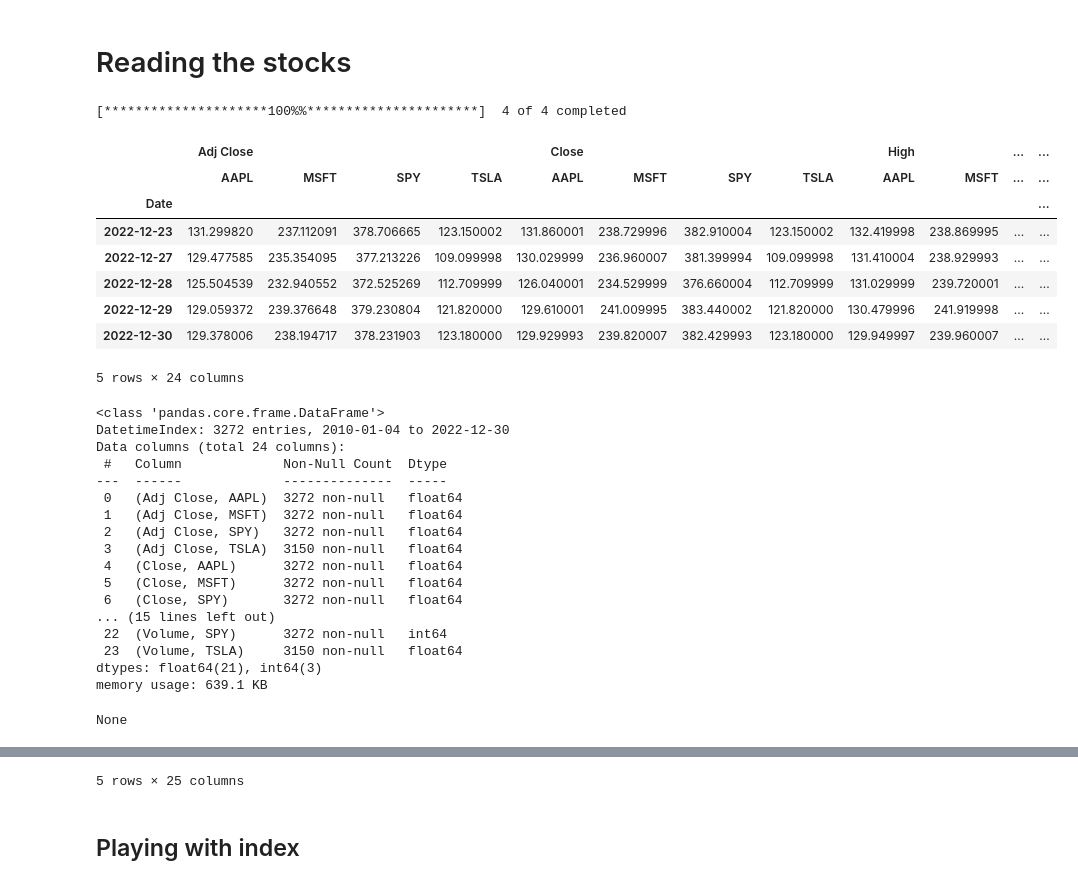
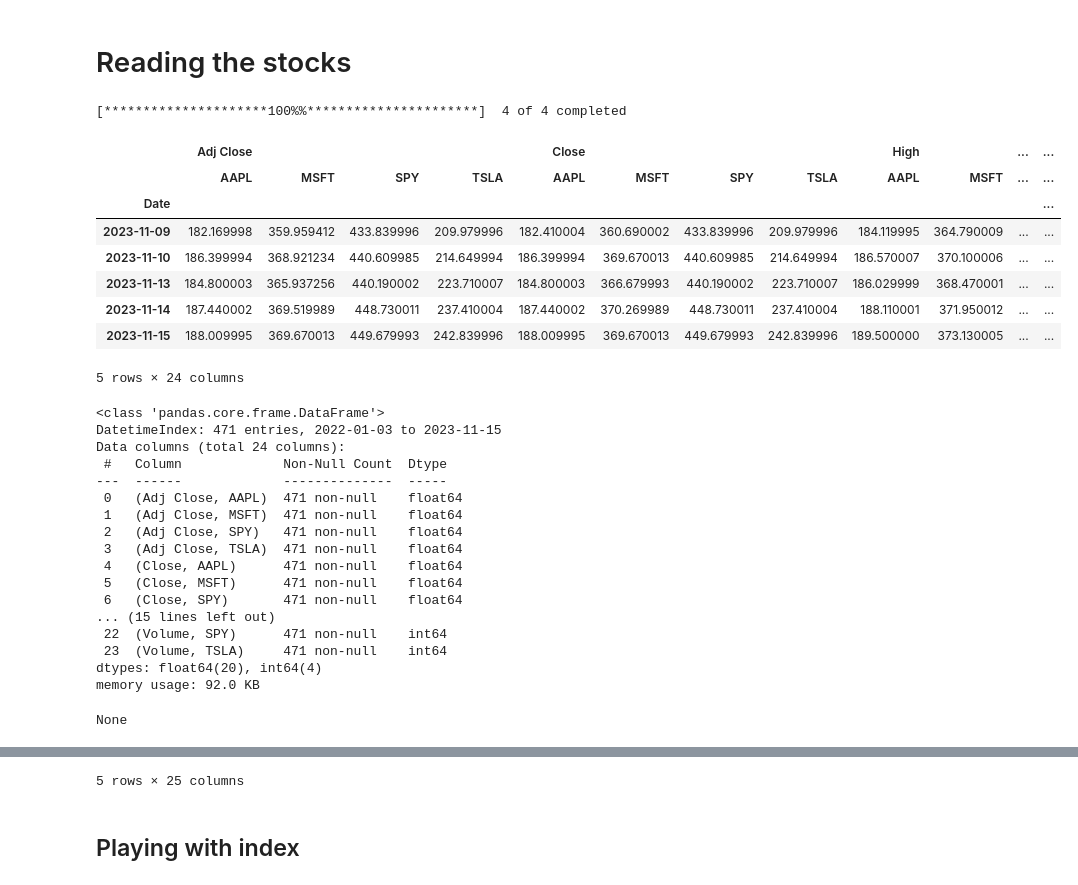
Before and after one commit to sushmit86/bayes_rules, a Jupyter notebook: Sushmit_YT.ipynb, the cells around one changed output, grey strips where cells are left out. Saved outputs shown, nothing was run; the diff lists cells and outputs as text; code cells hidden in the pictures.

```diff
--- a/Sushmit_YT.ipynb
+++ b/Sushmit_YT.ipynb
@@ -35,41 +37,41 @@ AAPL.head()
 # Reading the stocks
 # %%
 ticker=["SPY","MSFT","AAPL","TSLA"]
-stocks = yf.download(ticker, start = "2010-01-01",end ="2023-01-01")
+stocks = yf.download(ticker, start = "2022-01-01",end ="2023-11-16")
 stocks.head()
 display(stocks.tail())
 display(stocks.info())
 stocks.to_csv("sushmit_stocksYT.csv")
 stocks = pd.read_csv("sushmit_stocksYT.csv")
 display(stocks.head())
 # %% [output]
 [*********************100%%**********************]  4 of 4 completed
 |  | Adj Close |  |  |  | Close |  |  |  | High |  | ... | ... |
 |  | AAPL | MSFT | SPY | TSLA | AAPL | MSFT | SPY | TSLA | AAPL | MSFT | ... | ... |
 | Date |  |  |  |  |  |  |  |  |  |  |  | ... |
-| 2022-12-23 | 131.299820 | 237.112091 | 378.706665 | 123.150002 | 131.860001 | 238.729996 | 382.910004 | 123.150002 | 132.419998 | 238.869995 | ... | ... |
-| 2022-12-27 | 129.477585 | 235.354095 | 377.213226 | 109.099998 | 130.029999 | 236.960007 | 381.399994 | 109.099998 | 131.410004 | 238.929993 | ... | ... |
-| 2022-12-28 | 125.504539 | 232.940552 | 372.525269 | 112.709999 | 126.040001 | 234.529999 | 376.660004 | 112.709999 | 131.029999 | 239.720001 | ... | ... |
-| 2022-12-29 | 129.059372 | 239.376648 | 379.230804 | 121.820000 | 129.610001 | 241.009995 | 383.440002 | 121.820000 | 130.479996 | 241.919998 | ... | ... |
-| 2022-12-30 | 129.378006 | 238.194717 | 378.231903 | 123.180000 | 129.929993 | 239.820007 | 382.429993 | 123.180000 | 129.949997 | 239.960007 | ... | ... |
+| 2023-11-09 | 182.169998 | 359.959412 | 433.839996 | 209.979996 | 182.410004 | 360.690002 | 433.839996 | 209.979996 | 184.119995 | 364.790009 | ... | ... |
+| 2023-11-10 | 186.399994 | 368.921234 | 440.609985 | 214.649994 | 186.399994 | 369.670013 | 440.609985 | 214.649994 | 186.570007 | 370.100006 | ... | ... |
+| 2023-11-13 | 184.800003 | 365.937256 | 440.190002 | 223.710007 | 184.800003 | 366.679993 | 440.190002 | 223.710007 | 186.029999 | 368.470001 | ... | ... |
+| 2023-11-14 | 187.440002 | 369.519989 | 448.730011 | 237.410004 | 187.440002 | 370.269989 | 448.730011 | 237.410004 | 188.110001 | 371.950012 | ... | ... |
+| 2023-11-15 | 188.009995 | 369.670013 | 449.679993 | 242.839996 | 188.009995 | 369.670013 | 449.679993 | 242.839996 | 189.500000 | 373.130005 | ... | ... |
 5 rows × 24 columns
 <class 'pandas.core.frame.DataFrame'>
-DatetimeIndex: 3272 entries, 2010-01-04 to 2022-12-30
+DatetimeIndex: 471 entries, 2022-01-03 to 2023-11-15
 Data columns (total 24 columns):
  #   Column             Non-Null Count  Dtype
 ---  ------             --------------  -----
- 0   (Adj Close, AAPL)  3272 non-null   float64
- 1   (Adj Close, MSFT)  3272 non-null   float64
- 2   (Adj Close, SPY)   3272 non-null   float64
- 3   (Adj Close, TSLA)  3150 non-null   float64
- 4   (Close, AAPL)      3272 non-null   float64
- 5   (Close, MSFT)      3272 non-null   float64
- 6   (Close, SPY)       3272 non-null   float64
+ 0   (Adj Close, AAPL)  471 non-null    float64
+ 1   (Adj Close, MSFT)  471 non-null    float64
+ 2   (Adj Close, SPY)   471 non-null    float64
+ 3   (Adj Close, TSLA)  471 non-null    float64
+ 4   (Close, AAPL)      471 non-null    float64
+ 5   (Close, MSFT)      471 non-null    float64
+ 6   (Close, SPY)       471 non-null    float64
 ... (15 lines left out)
- 22  (Volume, SPY)      3272 non-null   int64
- 23  (Volume, TSLA)     3150 non-null   float64
-dtypes: float64(21), int64(3)
-memory usage: 639.1 KB
+ 22  (Volume, SPY)      471 non-null    int64
+ 23  (Volume, TSLA)     471 non-null    int64
+dtypes: float64(20), int64(4)
+memory usage: 92.0 KB
 None
 |  | Unnamed: 0 | Adj Close | Adj Close.1 | Adj Close.2 | Adj Close.3 | Close | Close.1 | Close.2 | Close.3 | ... |
 | 0 | NaN | AAPL | MSFT | SPY | TSLA | AAPL | MSFT | SPY | TSLA | ... |
```
Also changed, not shown: parts of 6 cells of this notebook, 6 other files.
